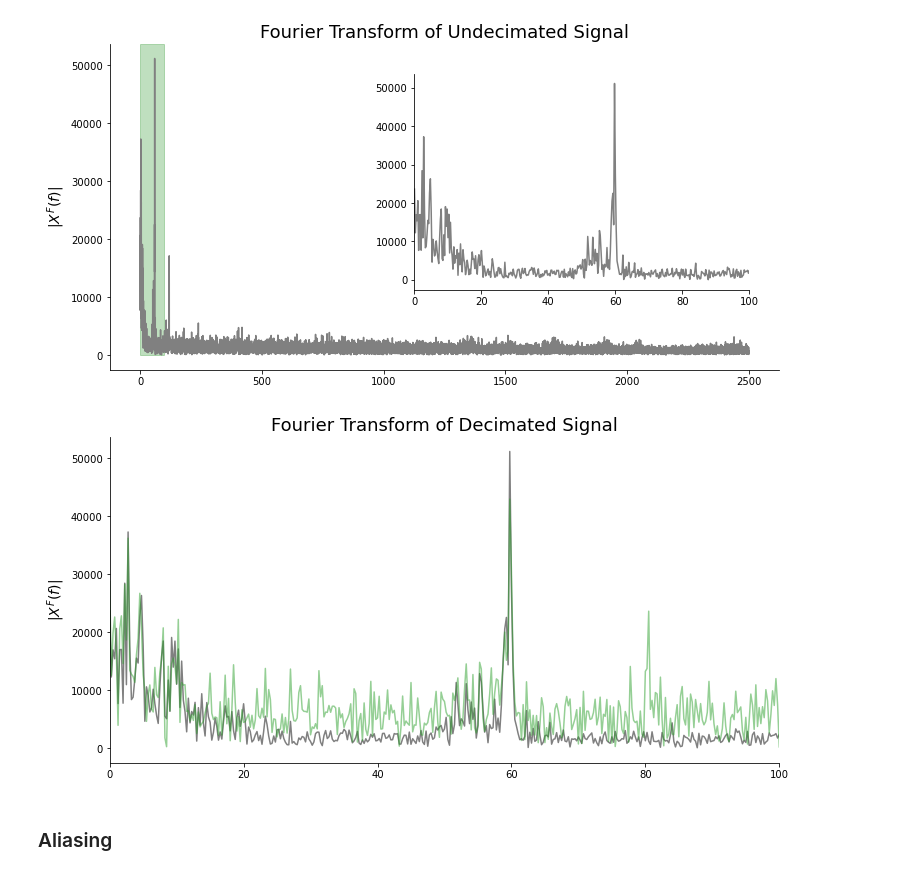
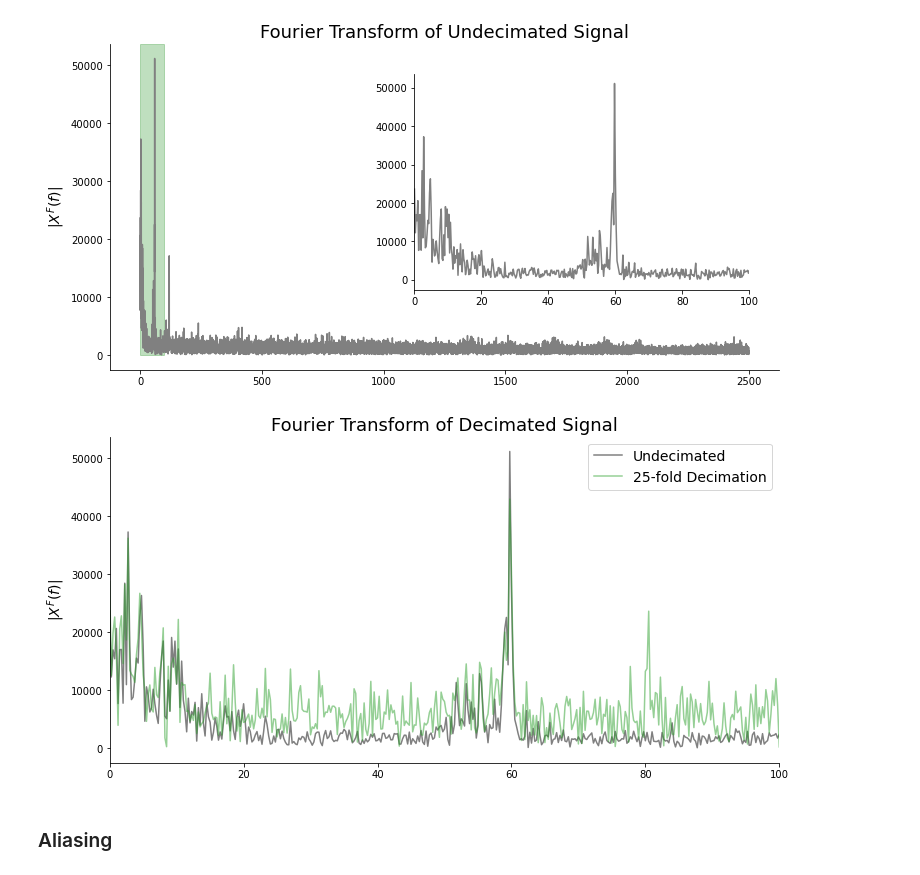
Before and after one commit to mscaudill/openseize, a Jupyter notebook: demos/resampling.ipynb, the cells around one changed output. Saved outputs shown, nothing was run; the diff lists cells and outputs as text; code cells hidden in the pictures.

```diff
--- a/demos/resampling.ipynb
+++ b/demos/resampling.ipynb
@@ -107,22 +107,23 @@ plt.show()
 # %%
 # Now decimate the signal by a factor of 25 reducing the sample rate from 5 KHz to 200 Hz
 decimated = x[0, ::25]
 decimated_f = np.fft.rfft(decimated)
 decimated_freqs = np.fft.rfftfreq(decimated.shape[-1], d=1/fs * 25)
 
 fig, ax = plt.subplots(figsize=(12, 6))
 ax.plot(x_freqs, np.abs(x_f), label='Undecimated', color='gray')
 # note the factor of 25, we have 25x less signal so the amplitude drops by the decimation factor
 ax.plot(decimated_freqs, 25*np.abs(decimated_f), label='25-fold Decimation', color='tab:green', alpha=0.5)
 
 ax.set_ylabel('$|X^F(f)|$', fontsize=14)
 ax.spines.top.set_visible(False)
 ax.spines.right.set_visible(False)
 ax.set_xlim([0,100])
 ax.set_title('Fourier Transform of Decimated Signal', fontsize=18)
+ax.legend(fontsize=14)
 plt.show()
 # %% [output]
-[figure, old version]
+[figure, new version]
 # %% [markdown]
 ### Aliasing
 # %% [markdown]
```
Also changed, not shown: parts of 23 cells of this notebook.
